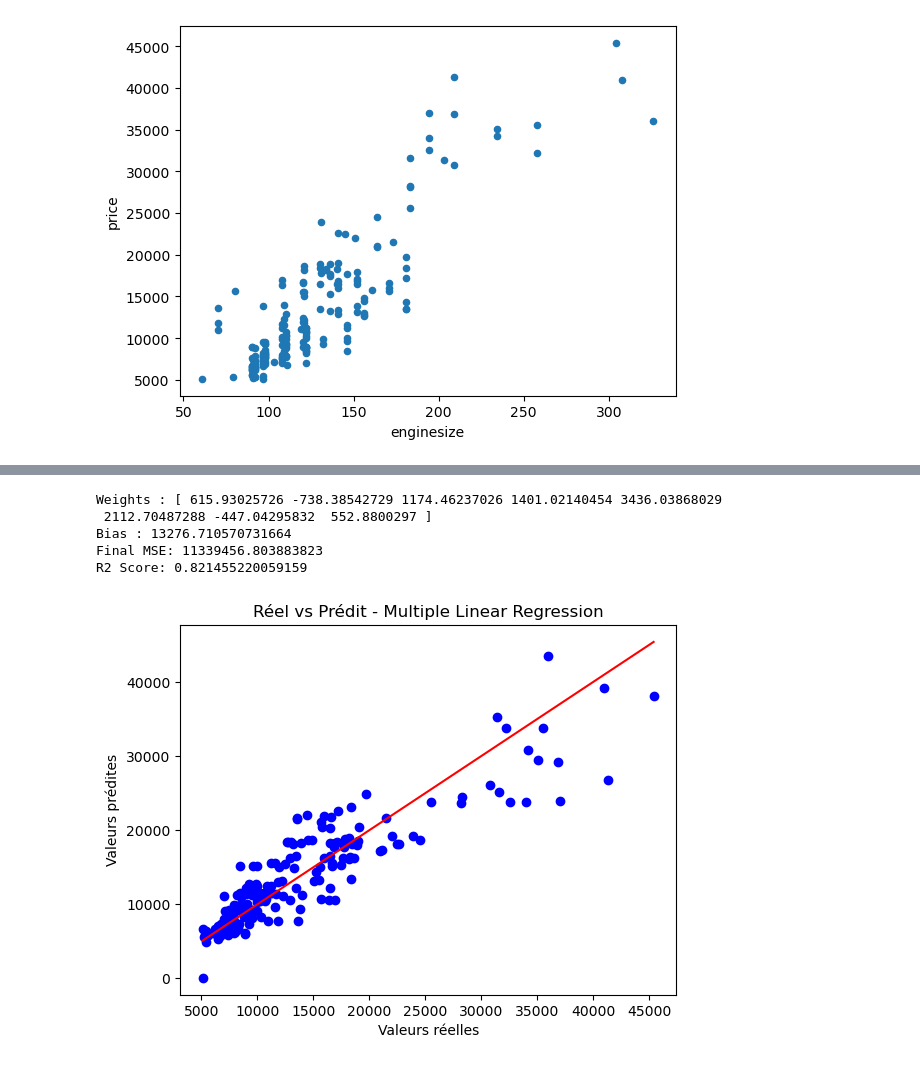
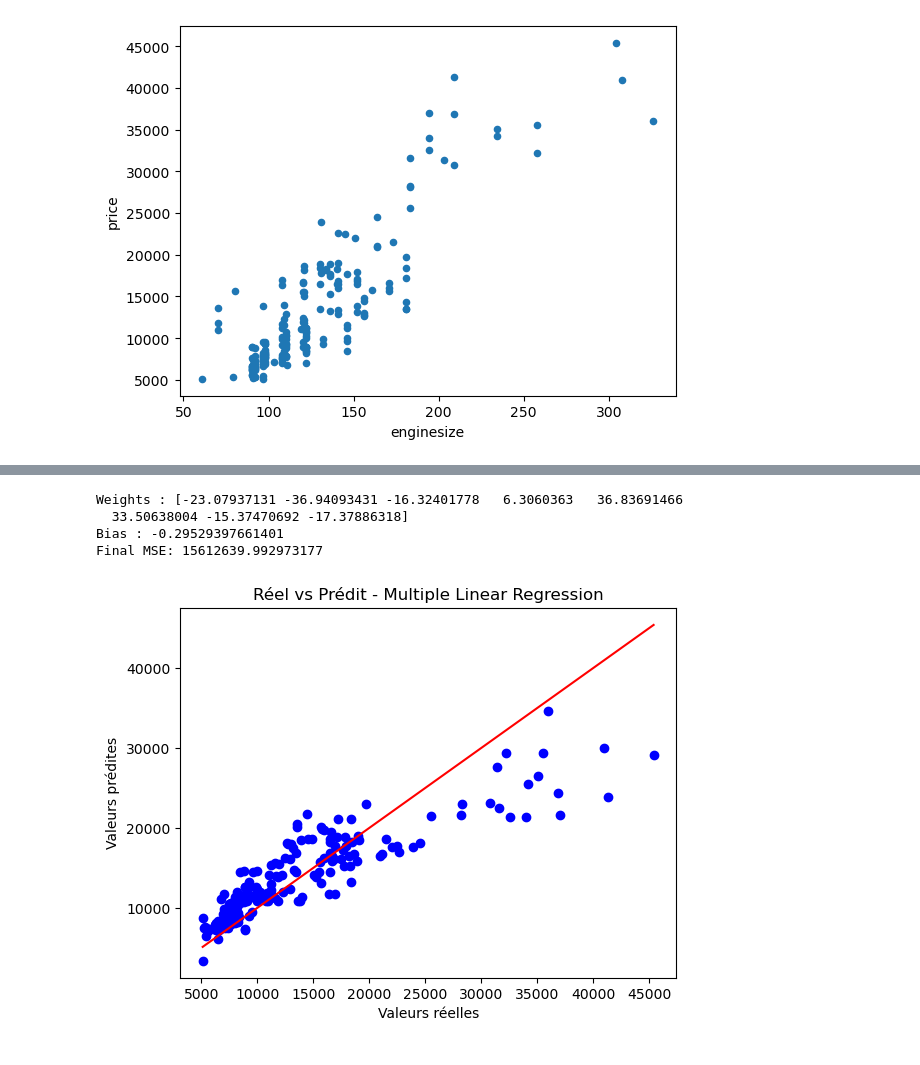
Before and after one commit to MasterGLCC/machine-learning-adam911-uff, a Jupyter notebook: used_car_regr/Untitled.ipynb, the cells around one changed output, grey strips where cells are left out. Drawn from its saved outputs; the diff is of its cells as text; code cells hidden in the pictures.

```diff
--- a/used_car_regr/Untitled.ipynb
+++ b/used_car_regr/Untitled.ipynb
@@ -211,20 +223,20 @@ class SimpleLinearRegression:
         return self.weight * X + self.bias
 # %%
 #Preparer les donnees
+#recuperer les valeur numpy
 X = df['enginesize'].values
 y = df['price'].values
-#normalisation
-X_norm = (X - np.mean(X)) / np.std(X)
-#entrainer le model
-model = SimpleLinearRegression(learning_rate=0.01, iterations=2000)
 
-model.fit(X_norm, y)
+#Cree le modele
+model = SimpleLinearRegression(learning_rate=0.000001, iterations=2000)
+#Entrainer le modele
+model.fit(X, y)
 #Prediction
-y_pred = model.predict(X_norm)
+y_pred = model.predict(X)
 #Resultat
 print("Weight :", model.weight)
 print("Bias :", model.bias)
-print("R2 Score:", r2_score(y, y_pred))
+
 final_mse = np.mean((y - y_pred)**2)
 print("Final MSE:", final_mse)
 #Visualistion
@@ -244,6 +255,6 @@ Final MSE: 14980261.40555132
 # %%
 class MultipleLinearRegression :
-    def __init__(self, learning_rate =0.01,iterations= 3000) :
+    def __init__(self, learning_rate =0.0000001,iterations= 3000) :
         self.lr =learning_rate
         self.iterations =iterations
         self.weights =None
@@ -278,42 +289,46 @@ class MultipleLinearRegression :
         return np.dot(X_multiple,self.weights) + self.bias
 # %%
 #les variable x et y
+#variable explicative
 X_multiple = df[['wheelbase','carlength','carwidth','curbweight','enginesize','horsepower','citympg','highwaympg']]
+#variable cible
 y_multiple = df['price']
-#normalistaion des donnees
-X_norm = (X_multiple -np.mean(X_multiple,axis =0)) / np.std(X_multiple,axis =0)
-#creation du modele
+
+
+#creation du modéle
 model_multi = MultipleLinearRegression()
-#le model apprend les poid et le bias
-model_multi.fit(X_norm , y_multiple )
-#on predit les prit avec les donnes normalisees
-y_pred_multi =model_multi.predict(X_norm)
-#affichage
+#entrainement du model
+#le model apprend :
+#les poid (w1,w2..)
+# bias (b)
+model_multi.fit(X_multiple, y_multiple )
+#Predictions
+y_pred_multi =model_multi.predict(X_multiple)
+#affichage des paramtres
 print("Weights :", model_multi.weights)
 print("Bias :", model_multi.bias)
 #evaluation du model
 mse_final = np.mean((y_multiple - y_pred_multi)**2)
 print("Final MSE:", mse_final)
 #visualisation
-print("R2 Score:", r2_score(y_multiple, y_pred_multi))
+
 plt.scatter(y_multiple, y_pred_multi, color='blue')
 
 plt.xlabel("Valeurs réelles")
 plt.ylabel("Valeurs prédites")
 plt.title("Réel vs Prédit - Multiple Linear Regression")
 
 plt.plot([y.min(), y.max()],
          [y.min(), y.max()],
          color='red')  # ligne parfaite
 
 plt.show()
 # %% [output]
-Weights : [ 615.93025726 -738.38542729 1174.46237026 1401.02140454 3436.03868029
- 2112.70487288 -447.04295832  552.8800297 ]
-Bias : 13276.710570731664
-Final MSE: 11339456.803883823
-R2 Score: 0.821455220059159
+Weights : [-23.07937131 -36.94093431 -16.32401778   6.3060363   36.83691466
+  33.50638004 -15.37470692 -17.37886318]
+Bias : -0.29529397661401
+Final MSE: 15612639.992973177
-[figure, old version]
+[figure, new version]
 # %%
 class PolynomialRegression:
 
```
Also changed, not shown: parts of 9 cells of this notebook.
